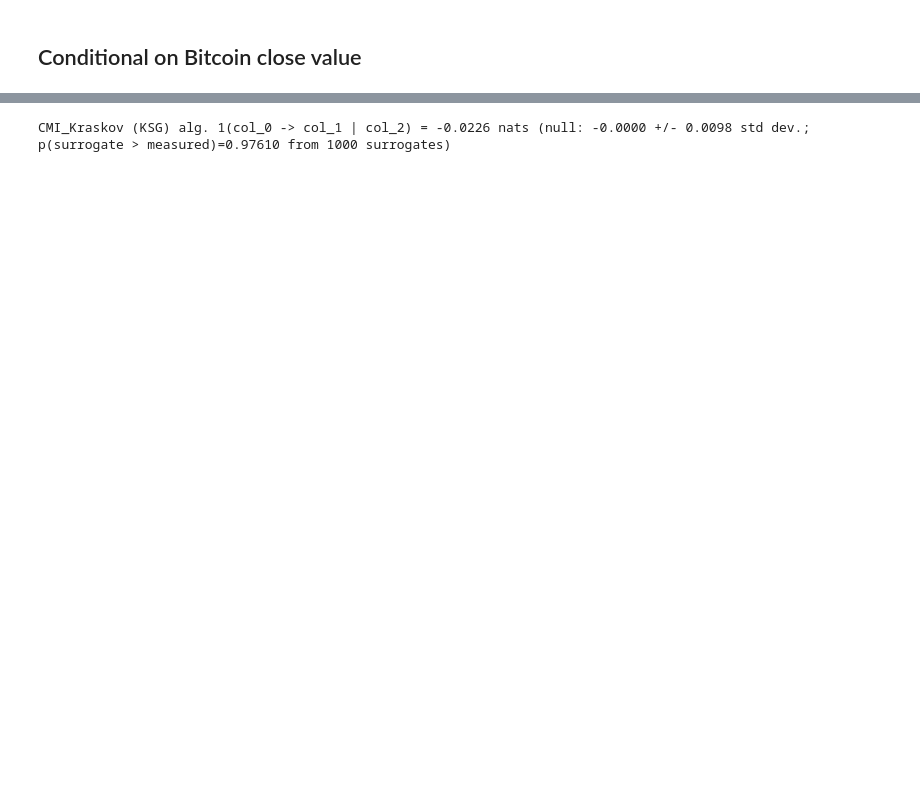
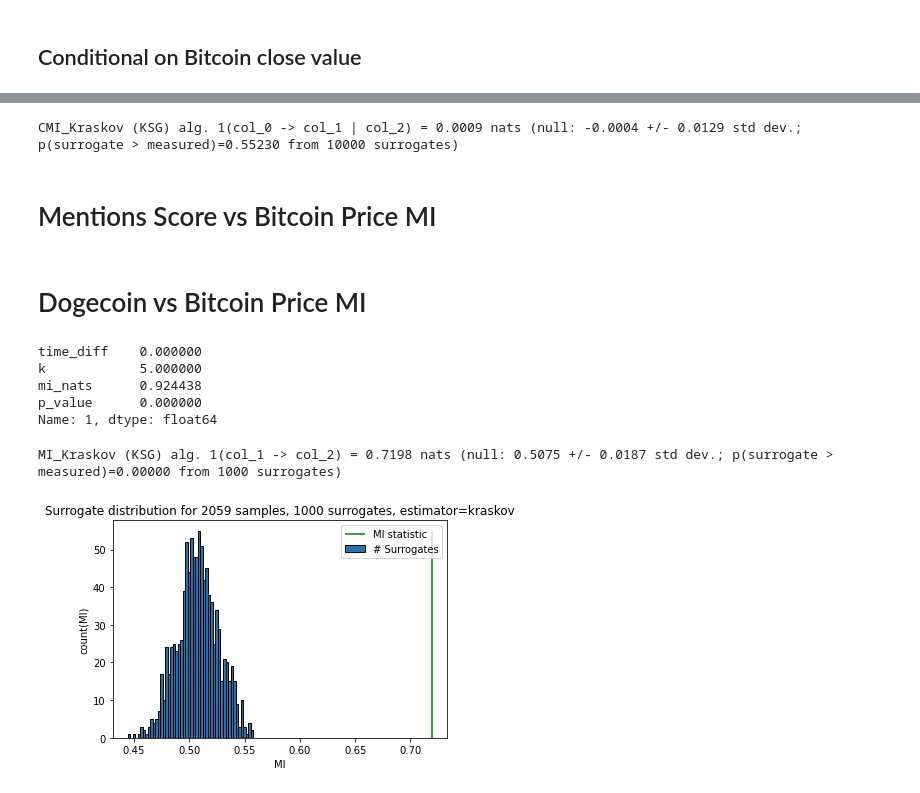
Before and after one commit to gilmar/musk_dogecoin_analysis, a Jupyter notebook: musk_dogecoin.ipynb, the cells around one changed output, grey strips where cells are left out. Saved outputs shown, nothing was run; the diff lists cells and outputs as text; code cells hidden in the pictures; blank space fills up the shorter version.

Commit message:
First version after code refactoring

```diff
--- a/musk_dogecoin.ipynb
+++ b/musk_dogecoin.ipynb
@@ -222,17 +260,14 @@ conditional = JArray(JDouble, 1)(data[:,2].tolist())
 calcClass = JPackage("infodynamics.measures.continuous.kraskov").ConditionalMutualInfoCalculatorMultiVariateKraskov1
 calc = calcClass()
 # 2. Set any properties to non-default values:
-calc.setProperty("DYN_CORR_EXCL", "300")
-# 3. Initialise the calculator for (re-)use:
-calc.initialise()
-# 4. Supply the sample data:
-calc.setObservations(source, destination, conditional)
-# 5. Compute the estimate:
-result = calc.computeAverageLocalOfObservations()
-# 6. Compute the (statistical significance via) null distribution empirically (e.g. with 100 permutations):
-measDist = calc.computeSignificance(10000)
+calc.setProperty("DYN_CORR_EXCL", "450")
+
+
+result, measDist = compute_estimate_and_stat_sig(source, destination, calc, 10000, conditional)
 
 print("CMI_Kraskov (KSG) alg. 1(col_0 -> col_1 | col_2) = %.4f nats (null: %.4f +/- %.4f std dev.; p(surrogate > measured)=%.5f from %d surrogates)" %\
     (result, measDist.getMeanOfDistribution(), measDist.getStdOfDistribution(), measDist.pValue, 10000))
 # %% [output]
-CMI_Kraskov (KSG) alg. 1(col_0 -> col_1 | col_2) = -0.0226 nats (null: -0.0000 +/- 0.0098 std dev.; p(surrogate > measured)=0.97610 from 1000 surrogates)
+CMI_Kraskov (KSG) alg. 1(col_0 -> col_1 | col_2) = 0.0009 nats (null: -0.0004 +/- 0.0129 std dev.; p(surrogate > measured)=0.55230 from 10000 surrogates)
+# %% [markdown]
+# Mentions Score vs Bitcoin Price MI
@@ -238,0 +285,45 @@ CMI_Kraskov (KSG) alg. 1(col_0 -> col_1 | col_2) = -0.0226 nats (null: -0.0000 +
+# %% [markdown]
+# Dogecoin vs Bitcoin Price MI
+# %%
+source = JArray(JDouble, 1)(data[:,1].tolist())
+destination = JArray(JDouble, 1)(data[:,2].tolist())
+
+# 1. Construct the calculator:
+calcClass = JPackage("infodynamics.measures.continuous.kraskov").MutualInfoCalculatorMultiVariateKraskov1
+calc = calcClass()
+calc.setProperty("DYN_CORR_EXCL", "450")
+
+grid_search_results_df = grid_search_k_timediff(source, destination, calc, surrogate_perms=1000)
+# %%
+extract_best_result(grid_search_results_df)
+# %% [output]
+time_diff    0.000000
+k            5.000000
+mi_nats      0.924438
+p_value      0.000000
+Name: 1, dtype: float64
+# %%
+surrogates = 1000
+
+result, measDist = compute_estimate_and_stat_sig(source, destination, calc, surrogates)
+
+print("MI_Kraskov (KSG) alg. 1(col_1 -> col_2) = %.4f nats (null: %.4f +/- %.4f std dev.; p(surrogate > measured)=%.5f from %d surrogates)" %\
+    (result, measDist.getMeanOfDistribution(), measDist.getStdOfDistribution(), measDist.pValue, surrogates))
+# %% [output]
+MI_Kraskov (KSG) alg. 1(col_1 -> col_2) = 0.7198 nats (null: 0.5075 +/- 0.0187 std dev.; p(surrogate > measured)=0.00000 from 1000 surrogates)
+# %%
+surrogates_hist, hist_edges = numpy.histogram(numpy.array(measDist.distribution), bins=50)
+
+# hist_edges has the lower and upper edge of each bin, so has length 51. Just pass the first 50 items as the x coordinates,
+#  and tell plt.bar to align the bars to the left edge. The bar width is the difference between the edges.
+plt.bar(hist_edges[:-1], surrogates_hist, width=numpy.diff(hist_edges), align='edge', ec='black', label='# Surrogates');
+plt.vlines(x=result, ymin=0, ymax=numpy.max(surrogates_hist), colors='green', label='MI statistic');  # Mark in our measured MI
+plt.legend()
+# Now add a nice title to the plot
+calcName = calcClass.__name__;
+calcName = calcName[calcName.index('continuous.') + len('continuous.'):calcName.index('.MutualInfo')]
+plt.title('Surrogate distribution for %d samples, %d surrogates, estimator=%s' % (len(source), surrogates, calcName));
+plt.xlabel('MI')
+plt.ylabel('count(MI)');
+# %% [output]
+[figure, added]
```
Also changed, not shown: parts of 23 cells of this notebook.
